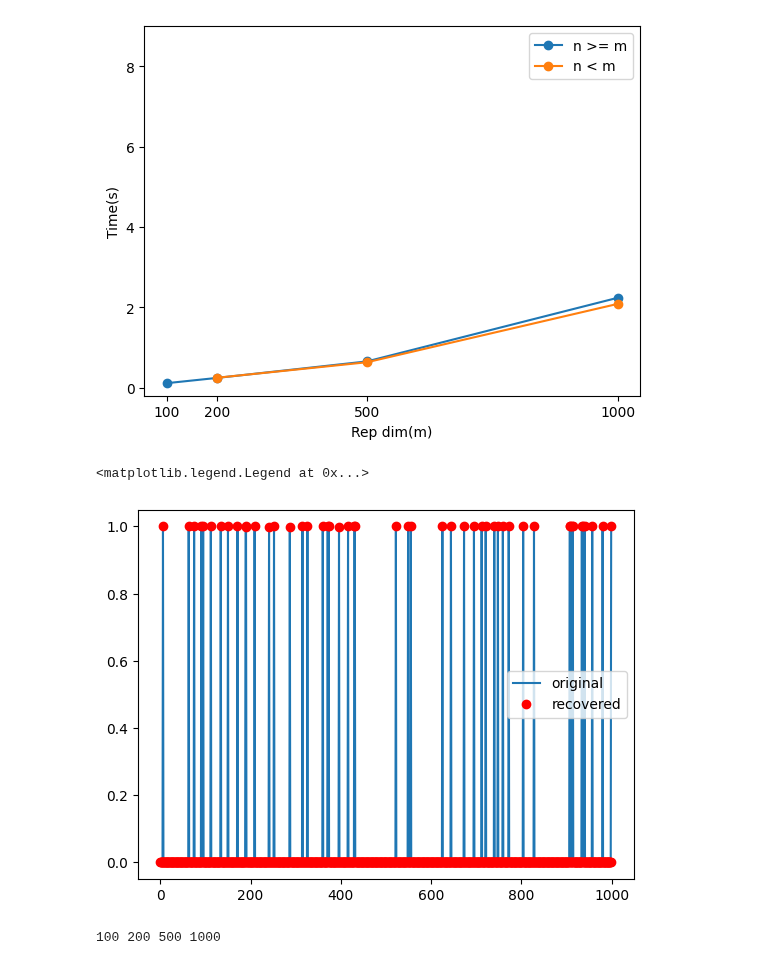
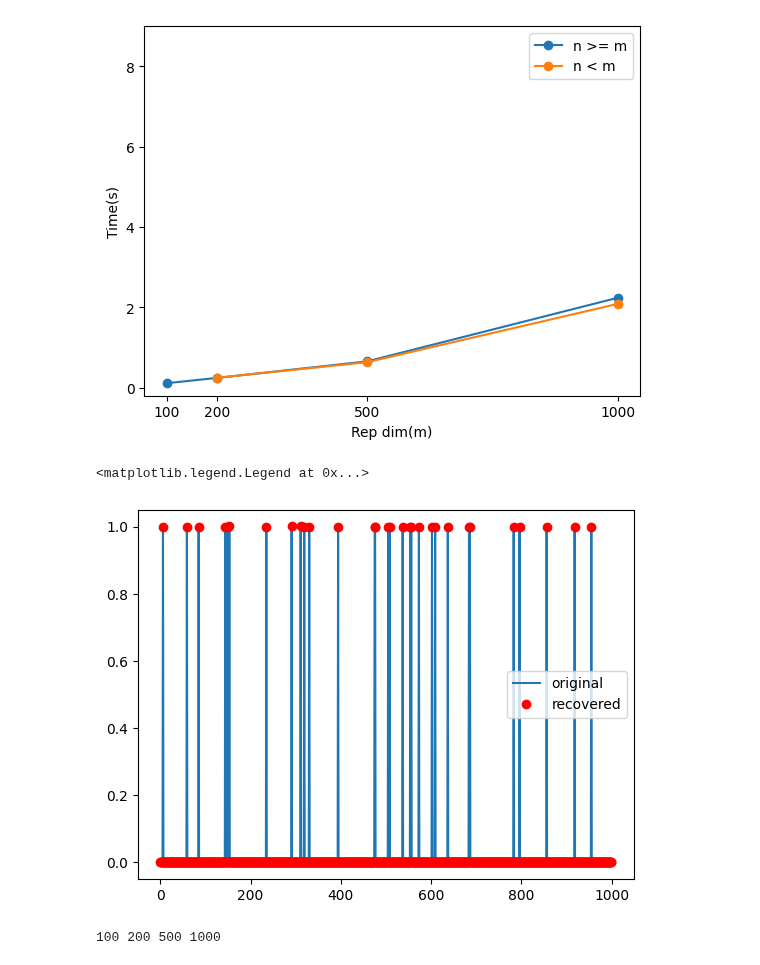
Before and after one commit to wormLove/DCNet, a Jupyter notebook: DCNet_Pytorch.ipynb, the cells around one changed output. Cells and saved outputs as stored; diff of their text form; code cells hidden in the pictures.

```diff
--- a/DCNet_Pytorch.ipynb
+++ b/DCNet_Pytorch.ipynb
@@ -779,21 +798,21 @@ class ClassificationModule(nn.Module):
 # %%
 from matplotlib import pyplot as plt
 
-n, m, s = 500, 1000, 0.05
+n, m, s = 500, 1000, 0.03
 w = torch.randn(n, m)
 w_n = normalize(w, p=2, dim=0)
 y = get_sparse_inputs(m, s)
 x = torch.mm(y, w_n.T)
 l = DiscriminationModule(w_n, mode='r')
 y_hat = l(x)
 
 
 plt.plot(y[0,:].numpy(), label='original')
 plt.plot(y_hat[0,:].numpy(), 'o', color='r', label='recovered')
 plt.legend()
 # %% [output]
 <matplotlib.legend.Legend at 0x...>
-[figure, old version]
+[figure, new version]
 # %%
 import time
 E = torch.zeros(4, 4, 5)
```
Also changed, not shown: parts of 11 cells of this notebook.
